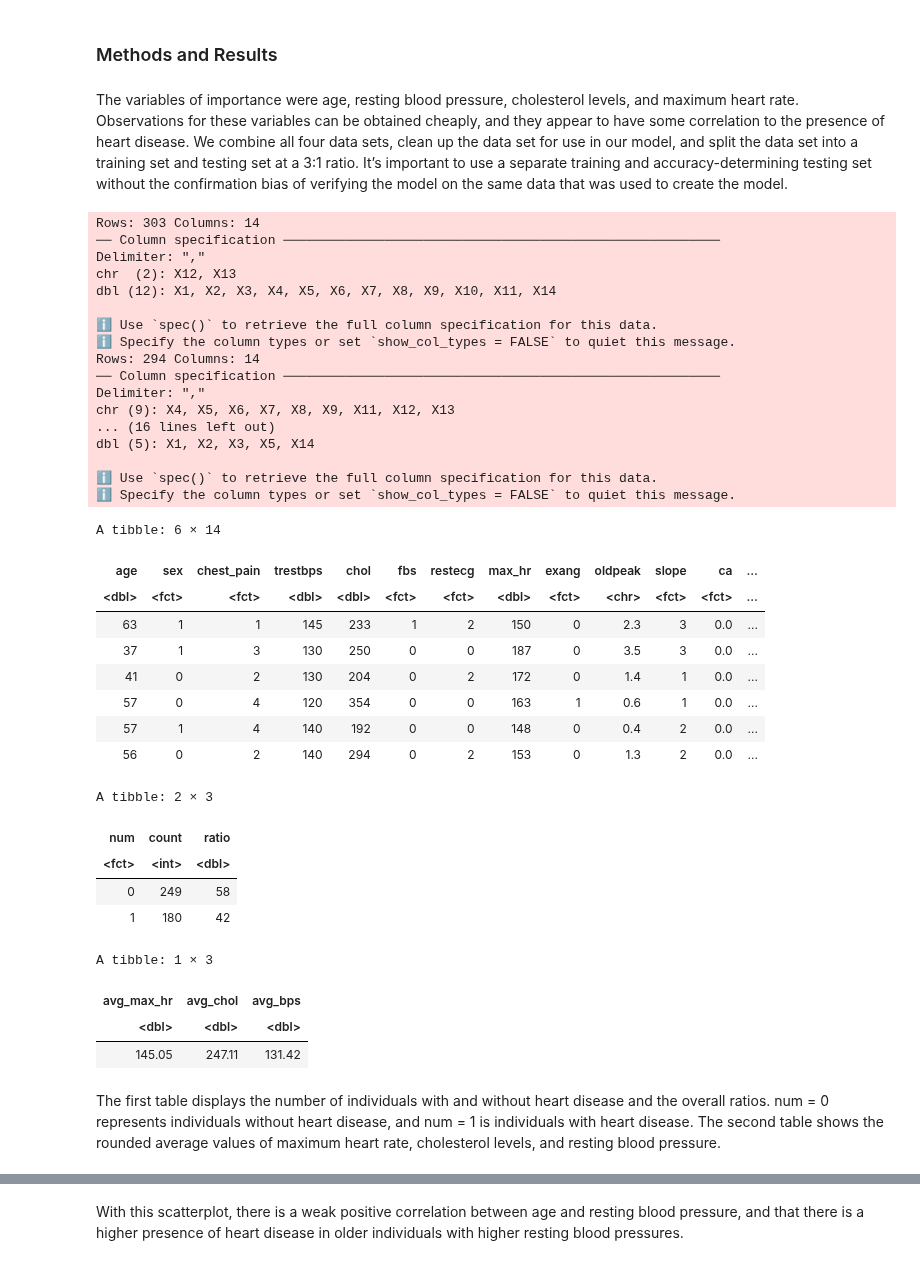
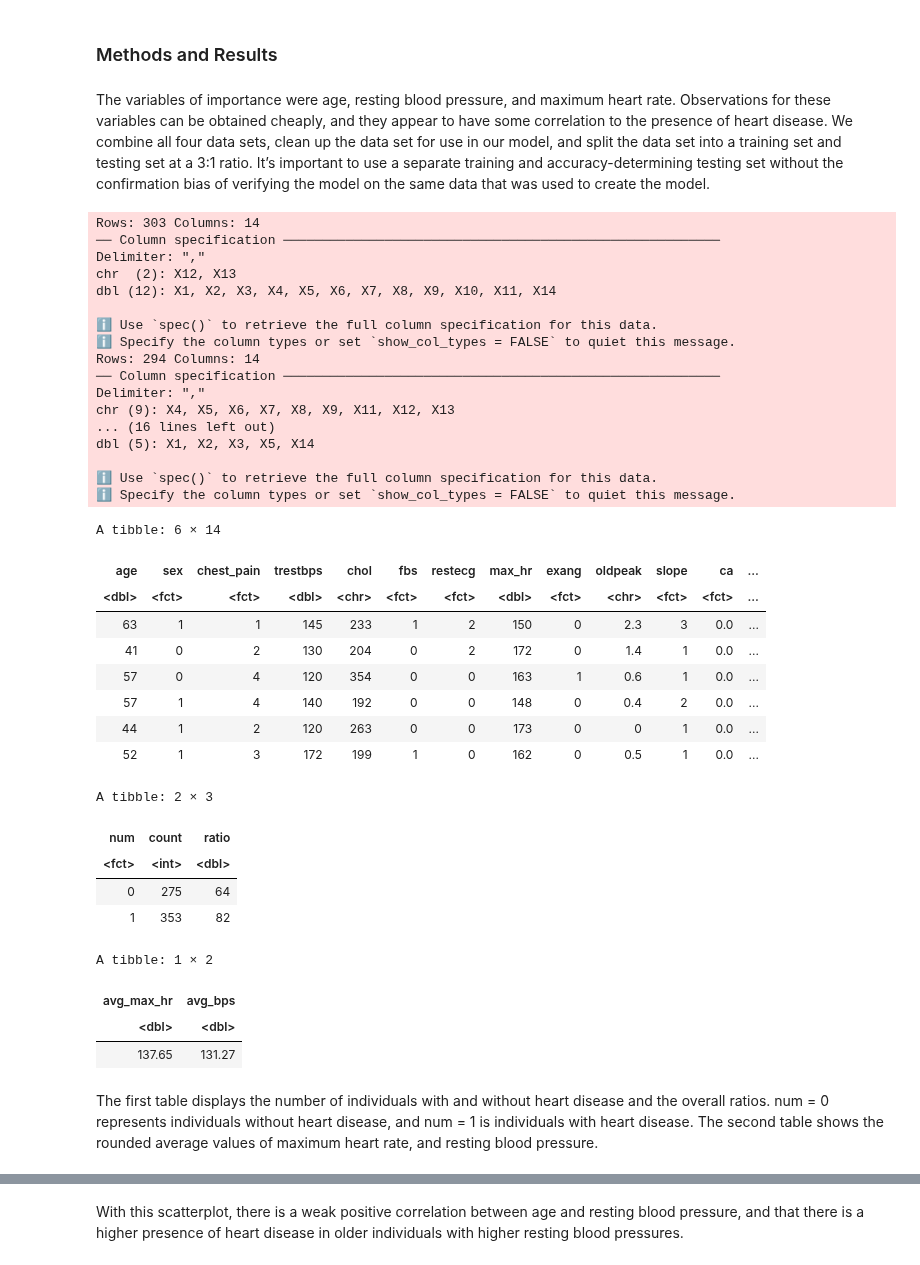
Before and after one commit to xonew/DSCI-100-002-Group-26, a Jupyter notebook: project_submission.ipynb, the cells around one changed output, grey strips where cells are left out. Drawn from its saved outputs; the diff is of its cells as text; code cells hidden in the pictures.

Commit message:
Removed all mentions of cholesterol from code and text boxes

```diff
--- a/project_submission.ipynb
+++ b/project_submission.ipynb
@@ -17,7 +36,7 @@ The entire dataset contains 76 variables, 14 of which we can use for data analys
 # %% [markdown]
 ### Methods and Results
 # %% [markdown]
-The variables of importance were age, resting blood pressure, cholesterol levels, and maximum heart rate. Observations for these variables can be obtained cheaply, and they appear to have some correlation to the presence of heart disease.
+The variables of importance were age, resting blood pressure, and maximum heart rate. Observations for these variables can be obtained cheaply, and they appear to have some correlation to the presence of heart disease.
 We combine all four data sets, clean up the data set for use in our model, and split the data set into a training set and testing set at a 3:1 ratio. It’s important to use a separate training and accuracy-determining testing set without the confirmation bias of verifying the model on the same data that was used to create the model.
 # %%
 set.seed(727)
@@ -39,45 +58,45 @@ heart_data <- mutate(heart_data, sex = as.factor(sex), chest_pain = as.factor(ch
     num = replace(num, num > 0, 1), num = as.factor(num), fbs = as.factor(fbs), restecg = as.factor(restecg),
     exang = as.factor(exang), thal = as.factor(thal), slope = as.factor(slope), ca = as.factor(ca)) |>
 
-#removes missing values from the cholesterol and resting blood pressure columns
-filter(chol != '?', chol != 0, trestbps != '?') |>
+#removes missing values from the resting blood pressure column
+filter(trestbps != '?') |>
 
 #converts all necessary numerical attributes into doubles
-mutate(chol = as.double(chol), trestbps = as.double(trestbps), max_hr = as.double(max_hr))
+mutate(trestbps = as.double(trestbps), max_hr = as.double(max_hr))
 
 #splits data into testing and training sets
 heart_split <- heart_data |>
   initial_split( prop = 0.75, strata = num)
 heart_train <- training(heart_split)
 heart_test <- testing(heart_split)
 head(heart_train)
 # %% [output]
 Rows: 303 Columns: 14
 ── Column specification ────────────────────────────────────────────────────────
 Delimiter: ","
 chr  (2): X12, X13
 dbl (12): X1, X2, X3, X4, X5, X6, X7, X8, X9, X10, X11, X14
 
 ℹ Use `spec()` to retrieve the full column specification for this data.
 ℹ Specify the column types or set `show_col_types = FALSE` to quiet this message.
 Rows: 294 Columns: 14
 ── Column specification ────────────────────────────────────────────────────────
 Delimiter: ","
 chr (9): X4, X5, X6, X7, X8, X9, X11, X12, X13
 ... (16 lines left out)
 dbl (5): X1, X2, X3, X5, X14
 
 ℹ Use `spec()` to retrieve the full column specification for this data.
 ℹ Specify the column types or set `show_col_types = FALSE` to quiet this message.
 A tibble: 6 × 14
 | age | sex | chest_pain | trestbps | chol | fbs | restecg | max_hr | exang | oldpeak | slope | ca | ... |
-| <dbl> | <fct> | <fct> | <dbl> | <dbl> | <fct> | <fct> | <dbl> | <fct> | <chr> | <fct> | <fct> | ... |
+| <dbl> | <fct> | <fct> | <dbl> | <chr> | <fct> | <fct> | <dbl> | <fct> | <chr> | <fct> | <fct> | ... |
 | 63 | 1 | 1 | 145 | 233 | 1 | 2 | 150 | 0 | 2.3 | 3 | 0.0 | ... |
-| 37 | 1 | 3 | 130 | 250 | 0 | 0 | 187 | 0 | 3.5 | 3 | 0.0 | ... |
 | 41 | 0 | 2 | 130 | 204 | 0 | 2 | 172 | 0 | 1.4 | 1 | 0.0 | ... |
 | 57 | 0 | 4 | 120 | 354 | 0 | 0 | 163 | 1 | 0.6 | 1 | 0.0 | ... |
 | 57 | 1 | 4 | 140 | 192 | 0 | 0 | 148 | 0 | 0.4 | 2 | 0.0 | ... |
-| 56 | 0 | 2 | 140 | 294 | 0 | 2 | 153 | 0 | 1.3 | 2 | 0.0 | ... |
+| 44 | 1 | 2 | 120 | 263 | 0 | 0 | 173 | 0 | 0 | 1 | 0.0 | ... |
+| 52 | 1 | 3 | 172 | 199 | 1 | 0 | 162 | 0 | 0.5 | 1 | 0.0 | ... |
 # %%
 disease_stats <- heart_train |>
         group_by(num) |>
@@ -86,21 +105,20 @@ disease_stats <- heart_train |>
 disease_stats
 
 heart_stats <- heart_train |>
-        summarize(avg_max_hr = round(mean(max_hr), digits = 2), avg_chol = round(mean(chol), digits = 2),
-                  avg_bps = round(mean(trestbps), digits = 2))
+        summarize(avg_max_hr = round(mean(max_hr), digits = 2), avg_bps = round(mean(trestbps), digits = 2))
 heart_stats
 # %% [output]
 A tibble: 2 × 3
 | num | count | ratio |
 | <fct> | <int> | <dbl> |
-| 0 | 249 | 58 |
-| 1 | 180 | 42 |
+| 0 | 275 | 64 |
+| 1 | 353 | 82 |
-A tibble: 1 × 3
+A tibble: 1 × 2
-| avg_max_hr | avg_chol | avg_bps |
-| <dbl> | <dbl> | <dbl> |
-| 145.05 | 247.11 | 131.42 |
+| avg_max_hr | avg_bps |
+| <dbl> | <dbl> |
+| 137.65 | 131.27 |
 # %% [markdown]
-The first table displays the number of individuals with and without heart disease and the overall ratios. num = 0 represents individuals without heart disease, and num = 1 is individuals with heart disease. The second table shows the rounded average values of maximum heart rate, cholesterol levels, and resting blood pressure.
+The first table displays the number of individuals with and without heart disease and the overall ratios. num = 0 represents individuals without heart disease, and num = 1 is individuals with heart disease. The second table shows the rounded average values of maximum heart rate, and resting blood pressure.
 # %%
 options(repr.plot.width = 12, repr.plot.height = 6)
 heart_plot_age_bps <- heart_train |>
```
Also changed, not shown: parts of 12 cells of this notebook.
